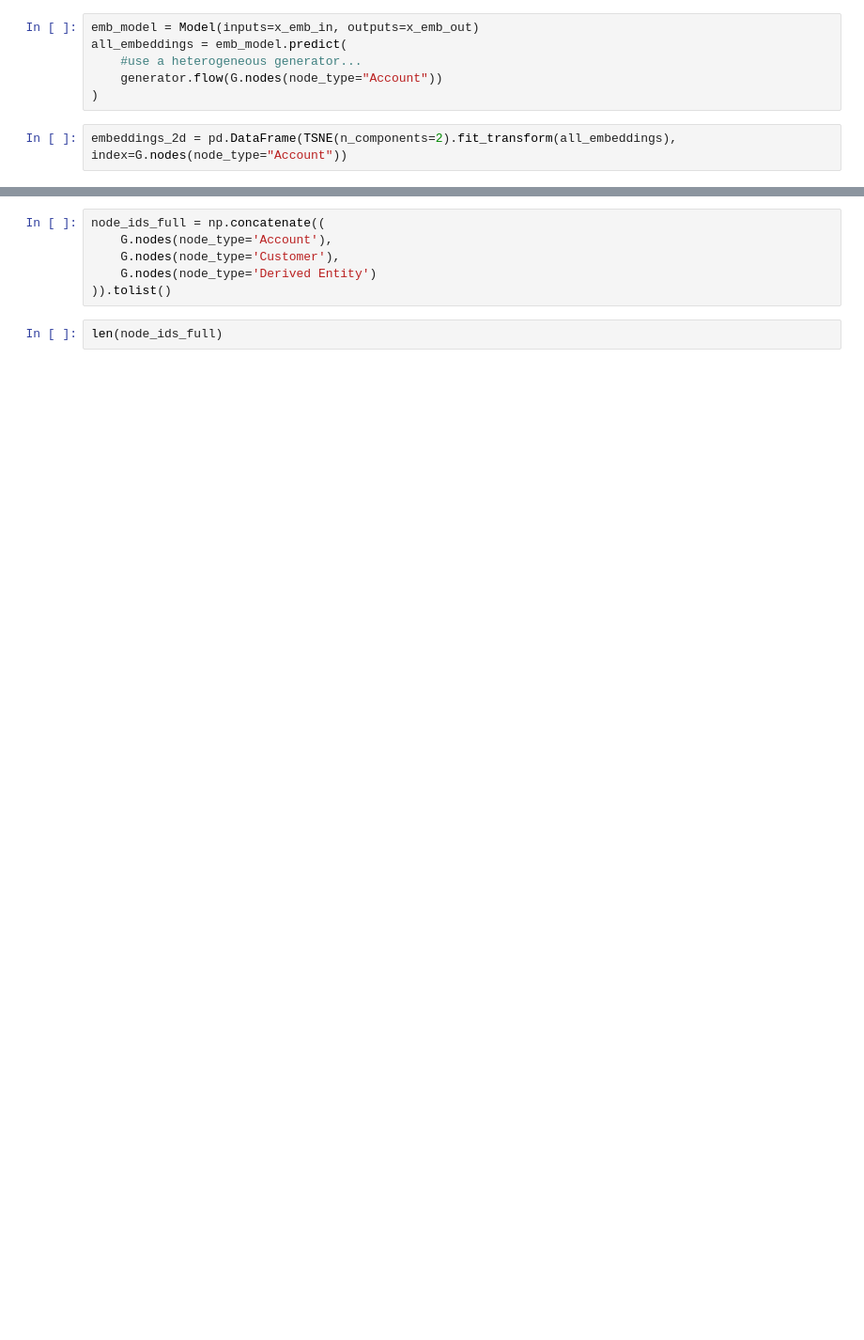
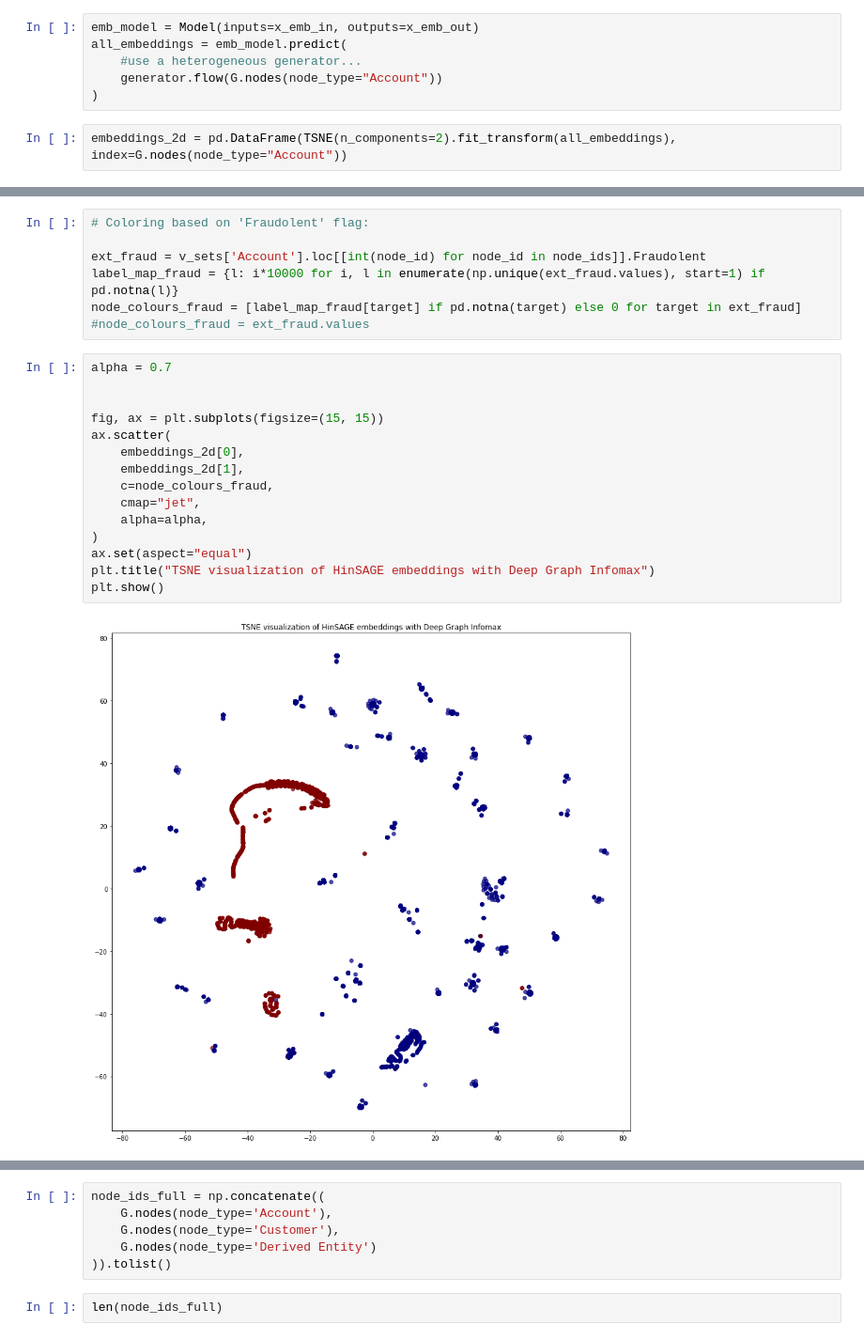
Before and after one commit to merklefruit/hpc2020-graphML, a Jupyter notebook: notebooks/HinSAGE with DGI.ipynb, the cells around one changed output, grey strips where cells are left out. Shown: that part at 94% size. Cells and saved outputs as stored; diff of their text form; blank space fills up the shorter version.

Commit message:
Fraudolent binary classification

```diff
--- a/notebooks/HinSAGE with DGI.ipynb
+++ b/notebooks/HinSAGE with DGI.ipynb
@@ -254,3 +266,27 @@ plt.show()
+# %%
+# Coloring based on 'Fraudolent' flag:
+
+ext_fraud = v_sets['Account'].loc[[int(node_id) for node_id in node_ids]].Fraudolent
+label_map_fraud = {l: i*10000 for i, l in enumerate(np.unique(ext_fraud.values), start=1) if pd.notna(l)}
+node_colours_fraud = [label_map_fraud[target] if pd.notna(target) else 0 for target in ext_fraud]
+#node_colours_fraud = ext_fraud.values
+# %%
+alpha = 0.7
+
+
+fig, ax = plt.subplots(figsize=(15, 15))
+ax.scatter(
+    embeddings_2d[0],
+    embeddings_2d[1],
+    c=node_colours_fraud,
+    cmap="jet",
+    alpha=alpha,
+)
+ax.set(aspect="equal")
+plt.title("TSNE visualization of HinSAGE embeddings with Deep Graph Infomax")
+plt.show()
+# %% [output]
+[figure, added]
 # %%
 all_embeddings.shape
 # %% [output]
```
Also changed, not shown: parts of 55 cells of this notebook, 4 other files.
